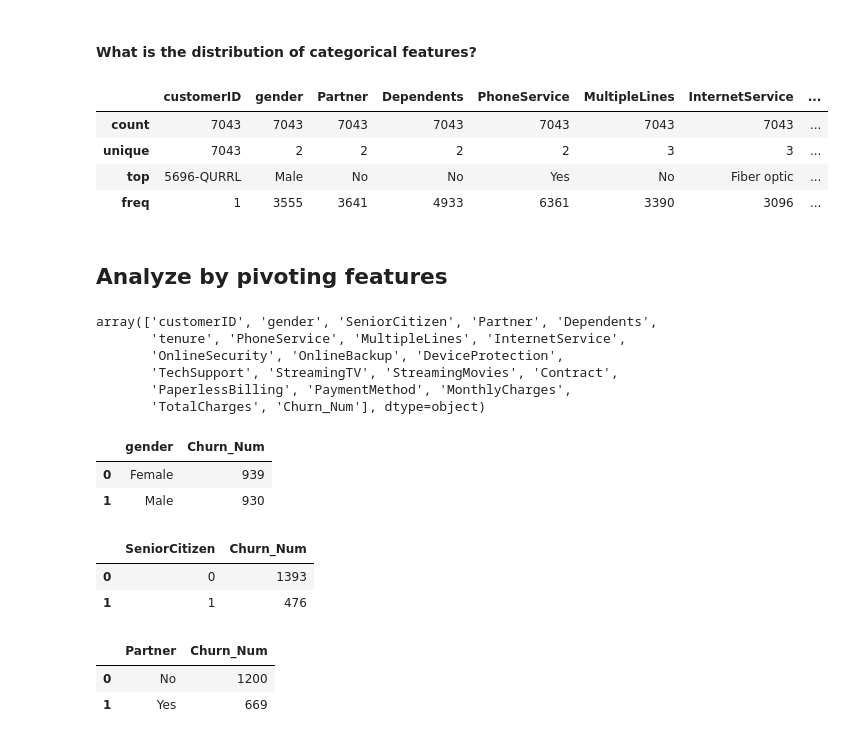
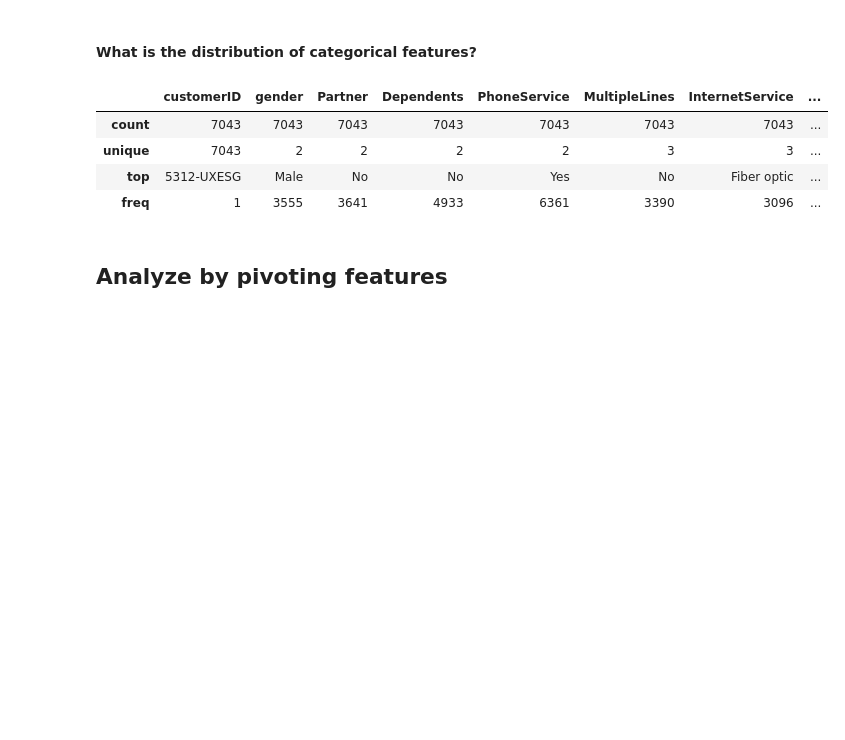
Before and after one commit to bh7781/DataScience, a Jupyter notebook: DataSets/telco-customer-churn/telco_churn.ipynb, the cells around one changed output. Drawn from its saved outputs; the diff is of its cells as text; code cells hidden in the pictures; blank space fills up the shorter version.

Commit message:
EDA for Telecom-Churn

```diff
--- a/DataSets/telco-customer-churn/telco_churn.ipynb
+++ b/DataSets/telco-customer-churn/telco_churn.ipynb
@@ -4,7 +4,7 @@ import numpy as np
 import seaborn as sns
 import matplotlib.pyplot as plt
 # %%
-df = pd.read_csv("WA_Fn-UseC_-Telco-Customer-Churn.csv")
+telecom = pd.read_csv("WA_Fn-UseC_-Telco-Customer-Churn.csv")
 # %%
 def churnToNumeric(x):
     if x == 'No':
@@ -12,5 +12,5 @@ def churnToNumeric(x):
     if x == 'Yes':
         return 1
 # %%
-df['Churn_Num'] = df['Churn'].apply(churnToNumeric)
-df.drop(['Churn'], axis=1, inplace=True)
+telecom['Churn_Num'] = telecom['Churn'].apply(churnToNumeric)
+telecom.drop(['Churn'], axis=1, inplace=True)
@@ -98,39 +88,12 @@ df.describe()
 # %% [markdown]
 #### What is the distribution of categorical features?
 # %%
-df.describe(include=['O'])
+telecom.describe(include=['O'])
 # %% [output]
 |  | customerID | gender | Partner | Dependents | PhoneService | MultipleLines | InternetService | ... |
 | count | 7043 | 7043 | 7043 | 7043 | 7043 | 7043 | 7043 | ... |
 | unique | 7043 | 2 | 2 | 2 | 2 | 3 | 3 | ... |
-| top | 5696-QURRL | Male | No | No | Yes | No | Fiber optic | ... |
+| top | 5312-UXESG | Male | No | No | Yes | No | Fiber optic | ... |
 | freq | 1 | 3555 | 3641 | 4933 | 6361 | 3390 | 3096 | ... |
 # %% [markdown]
 ## Analyze by pivoting features
-# %%
-df.columns.values
-# %% [output]
-array(['customerID', 'gender', 'SeniorCitizen', 'Partner', 'Dependents',
-       'tenure', 'PhoneService', 'MultipleLines', 'InternetService',
-       'OnlineSecurity', 'OnlineBackup', 'DeviceProtection',
-       'TechSupport', 'StreamingTV', 'StreamingMovies', 'Contract',
-       'PaperlessBilling', 'PaymentMethod', 'MonthlyCharges',
-       'TotalCharges', 'Churn_Num'], dtype=object)
-# %%
-df[['gender', 'Churn_Num']].groupby(['gender'], as_index=False).sum().sort_values(by='Churn_Num', ascending=False)
-# %% [output]
-|  | gender | Churn_Num |
-| 0 | Female | 939 |
-| 1 | Male | 930 |
-# %%
-df[['SeniorCitizen', 'Churn_Num']].groupby(['SeniorCitizen'], as_index=False).sum().sort_values(by='Churn_Num', ascending=False)
-# %% [output]
-|  | SeniorCitizen | Churn_Num |
-| 0 | 0 | 1393 |
-| 1 | 1 | 476 |
-# %%
-df[['Partner', 'Churn_Num']].groupby(['Partner'], as_index=False).sum().sort_values(by='Churn_Num', ascending=False)
-# %% [output]
-|  | Partner | Churn_Num |
-| 0 | No | 1200 |
-| 1 | Yes | 669 |
```
Also changed, not shown: parts of 54 cells of this notebook, 2 other files.
